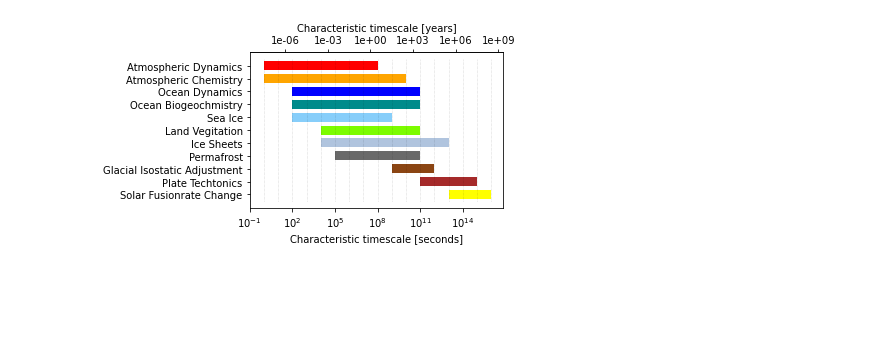
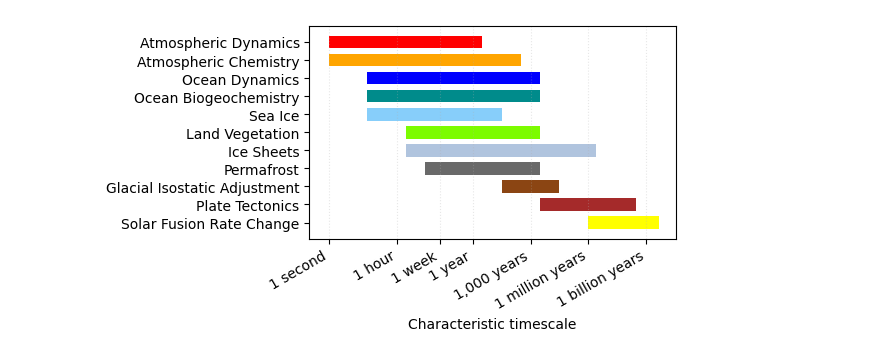
Before and after one commit to JanStreffing/plots_for_thesis, a Jupyter notebook: timescales_bar_chart.ipynb, the cells around one changed output. Cells and saved outputs as stored; diff of their text form; code cells hidden in the pictures; blank space fills up the shorter version.

Commit message:
plots for defense

```diff
--- a/timescales_bar_chart.ipynb
+++ b/timescales_bar_chart.ipynb
@@ -1,8 +1,7 @@
 # %%
 import matplotlib.pyplot as plt
 import numpy as np
-from matplotlib.ticker import (MultipleLocator, FormatStrFormatter,
-                               AutoMinorLocator)
+from matplotlib.ticker import (MultipleLocator, FormatStrFormatter, AutoMinorLocator)
 
 # Define the time scales for each component
 atmosdyn_time_scales =  [(1,           100000000)]
@@ -10,66 +9,74 @@ atmoschem_time_scales = [(1,           10000000000)]
 oceandyn_time_scales =  [(100,         100000000000)]
 oceanbgc_time_scales =  [(100,         100000000000)]
 sea_ice_time_scales =   [(100,         1000000000)]
-land_ice_time_scales =  [(10000,       10000000000000)]
+land_ice_time_scales =  [(10000,       80000000000000)]
 land_veg_time_scales =  [(10000,       100000000000)]
 permafrost_time_scales =[(100000,      100000000000)]
 solid_earth_time_scales=[(1000000000,  1000000000000)]
-platetechto_time_scales=[(100000000000,1000000000000000)]
-fusion_time_scales      =[(10000000000000,10000000000000000)]
-
+platetechto_time_scales=[(100000000000,10000000000000000)]
+fusion_time_scales      =[(31000000000000,31536000 * 5000000000)]
 
 # Create the plot
 fig, ax = plt.subplots(figsize=(6, 3.35))
 
-height=0.7
+height = 0.7
 
-xmin=0.1
-xmax=10000000000000000
-x_values = [10**i for i in range(int(np.ceil(np.log10(xmin))), int(np.floor(np.log10(xmax)))+1)]
-plt.vlines(x_values, ymin=.5, ymax=11.5, linestyles='dotted', alpha=.3, color='black',linewidth=.5)
+# Define the desired timescales and their corresponding labels
+timescales = [
+    (1, "1 second"),
+    (3600, "1 hour"),
+    (86400*7, "1 week"),
+    (31536000, "1 year"),
+    (31536000 * 1000, "1,000 years"),
+    (31536000 * 1000000, "1 million years"),
+    (31536000 * 1000000000, "1 billion years"),
+]
+
+# Convert the timescales to seconds and extract labels
+time_seconds, time_labels = zip(*timescales)
+
+# Create the tick locations by converting to a logarithmic scale
+tick_locations = np.array(time_seconds)
+ax.set_xscale('log')
+ax.set_xticks(tick_locations)
+
+# Slant the tick labels at a 45° angle
+for tick in ax.get_xticklabels():
+    tick.set_rotation(45)
+    tick.set_horizontalalignment('right')
+
+# Plot vertical grid lines at the tick locations
+ax.grid(axis='x', which='both', linestyle='dotted', alpha=0.3)
 
 
 # Plot each component as a horizontal bar
 ax.barh(11, atmosdyn_time_scales[0][1], left=atmosdyn_time_scales[0][0], height=height, align='center', color='red')
 ax.barh(10, atmoschem_time_scales[0][1], left=atmoschem_time_scales[0][0], height=height, align='center', color='orange')
 ax.barh(9, oceandyn_time_scales[0][1], left=oceandyn_time_scales[0][0], height=height, align='center', color='blue')
 ax.barh(8, oceanbgc_time_scales[0][1], left=oceanbgc_time_scales[0][0], height=height, align='center', color='darkcyan')
 ax.barh(7, sea_ice_time_scales[0][1], left=sea_ice_time_scales[0][0], height=height, align='center', color='lightskyblue')
 ax.barh(5, land_ice_time_scales[0][1], left=land_ice_time_scales[0][0], height=height, align='center', color='lightsteelblue')
 ax.barh(6, land_veg_time_scales[0][1], left=land_veg_time_scales[0][0], height=height, align='center', color='lawngreen')
 ax.barh(4, permafrost_time_scales[0][1], left=permafrost_time_scales[0][0], height=height, align='center', color='dimgrey')
 ax.barh(3, solid_earth_time_scales[0][1], left=solid_earth_time_scales[0][0], height=height, align='center', color='saddlebrown')
 ax.barh(2, platetechto_time_scales[0][1], left=platetechto_time_scales[0][0], height=height, align='center', color='brown')
 ax.barh(1, fusion_time_scales[0][1], left=fusion_time_scales[0][0], height=height, align='center', color='yellow')
 
-# Set the x-axis scale to logarithmic
-ax.set_xscale('log')
+ax.set_xticklabels(time_labels, rotation=30, ha='right')
 
 # Set the x and y labels
-ax.set_xlabel('Characteristic timescale [seconds]')
-ax.set_yticks([11,10,9,8,7,6,5,4,3,2,1])
+ax.set_xlabel('Characteristic timescale')
+ax.set_yticks([11, 10, 9, 8, 7, 6, 5, 4, 3, 2, 1])
 ax.set_xlim(left=0.1)
-ax.set_yticklabels(['Atmospheric Dynamics', 'Atmospheric Chemistry', 'Ocean Dynamics', 'Ocean Biogeochmistry', 'Sea Ice','Land Vegitation','Ice Sheets','Permafrost', 'Glacial Isostatic Adjustment','Plate Techtonics','Solar Fusionrate Change'])
-
-
-def seconds_to_year(x):
-    return x/31536000.0
-def year_to_seconds(x):
-    return x*31536000.0
-
-
-
-inverse = twelve_over
-secax = ax.secondary_xaxis('top', functions=(seconds_to_year,year_to_seconds))
-secax.set_xlabel('Characteristic timescale [years]')
-secax.xaxis.set_major_formatter(FormatStrFormatter("%1.0e"))
-secax.xaxis.set_minor_formatter(FormatStrFormatter("%1.0e"))
-secax.tick_params(axis='x', which='major')
-secax.tick_params(axis='x', which='minor')
-
+ax.set_yticklabels([
+    'Atmospheric Dynamics', 'Atmospheric Chemistry', 'Ocean Dynamics',
+    'Ocean Biogeochemistry', 'Sea Ice', 'Land Vegetation', 'Ice Sheets',
+    'Permafrost', 'Glacial Isostatic Adjustment', 'Plate Tectonics', 'Solar Fusion Rate Change'
+])
 
 # Show the plot
 fig.tight_layout()
-fig.savefig('characteristic_timescales.png',dpi=800)
+plt.savefig('characteristic_timescales.png', dpi=800)
+plt.show()
 # %% [output]
-[figure, old version]
+[figure, new version]
```
Also changed, not shown: 9 other files.
